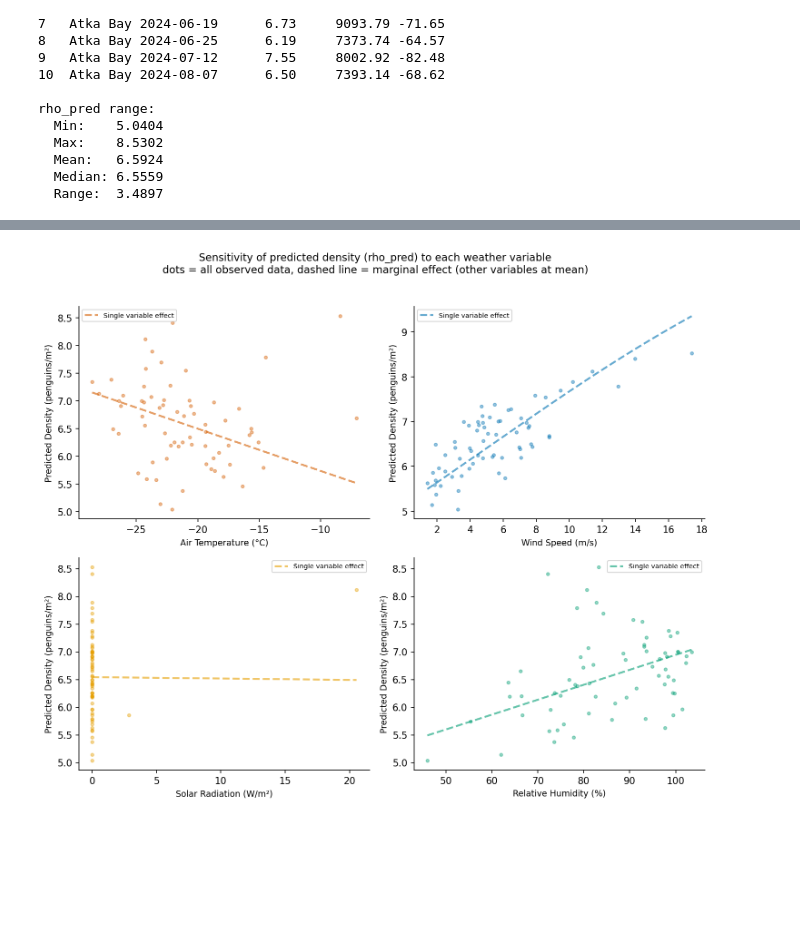
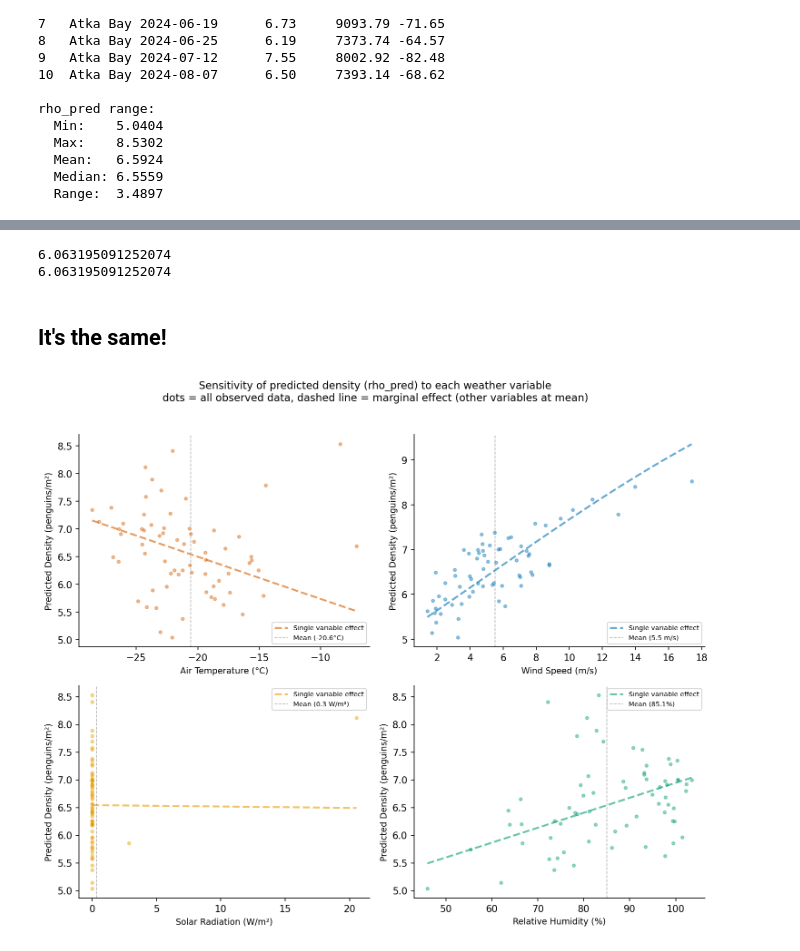
Before and after one commit to rosetazetta/SAR_EmperorPenguin, a Jupyter notebook: Code/equation_deciphering.ipynb, the cells around one changed output, grey strips where cells are left out. Saved outputs shown, nothing was run; the diff lists cells and outputs as text; code cells hidden in the pictures; blank space fills up the shorter version.

```diff
--- a/Code/equation_deciphering.ipynb
+++ b/Code/equation_deciphering.ipynb
@@ -475,3 +439,16 @@ plt.show()
+# %%
+rho_pred_switched = rho_max/(1 + np.exp(-((cT*T) + (cW*W) + (cH*H) + (cR*R) - Tc))) #
+
+
+rho_pred_noNeg = rho_max/(1 + np.exp((cT2*T) + (cW2*W) + (cH2*H) + (cR2*R) - Tc2)) #
+
+print(rho_pred_noNeg)
+print(rho_pred_switched)
+# %% [output]
+6.063195091252074
+6.063195091252074
+# %% [markdown]
+## It's the same!
 # %%
 fig, axes = plt.subplots(2, 2, figsize=(10, 8))
 
@@ -493,7 +470,7 @@ rho_T   = rho_max / (1 + np.exp(-((cT * T_range) +
                                     (cR * R_mean) - Tc)))
 ax.plot(T_range - 273.15, rho_T, color="#D55E00",
         linewidth=2, linestyle="--", alpha=0.6, label="Single variable effect")
-
+ax.axvline(T_mean - 273.15, color="grey", linewidth=0.8, linestyle="--", alpha=0.6, label=f"Mean ({T_mean-273.15:.1f}°C)")
 ax.set_xlabel("Air Temperature (°C)", fontsize=9)
 ax.set_ylabel("Predicted Density (penguins/m²)", fontsize=9)
 #ax.set_title("rho_pred vs Temperature", fontsize=9)
@@ -513,7 +490,7 @@ rho_W   = rho_max / (1 + np.exp(-((cT * T_mean) +
                                     (cR * R_mean) - Tc)))
 ax.plot(W_range, rho_W, color="#0072B2",
         linewidth=2, linestyle="--", alpha=0.6, label="Single variable effect")
-
+ax.axvline(W_mean, color="grey", linewidth=0.8, linestyle="--", alpha=0.6, label=f"Mean ({W_mean:.1f} m/s)")
 ax.set_xlabel("Wind Speed (m/s)", fontsize=9)
 ax.set_ylabel("Predicted Density (penguins/m²)", fontsize=9)
 #ax.set_title("rho_pred vs Wind Speed", fontsize=9)
@@ -533,7 +510,7 @@ rho_R   = rho_max / (1 + np.exp(-((cT * T_mean) +
                                     (cR * R_range) - Tc)))
 ax.plot(R_range, rho_R, color="#E69F00",
         linewidth=2, linestyle="--", alpha=0.6, label="Single variable effect")
-
+ax.axvline(R_mean, color="grey", linewidth=0.8, linestyle="--", alpha=0.6, label=f"Mean ({R_mean:.1f} W/m²)")
 ax.set_xlabel("Solar Radiation (W/m²)", fontsize=9)
 ax.set_ylabel("Predicted Density (penguins/m²)", fontsize=9)
 #ax.set_title("rho_pred vs Solar Radiation", fontsize=9)
@@ -543,33 +520,33 @@ ax.spines["right"].set_visible(False)
 
 # ── Humidity ───────────────────────────────────────────────────────────────
 ax = axes[1, 1]
 ax.scatter(dfMLR["met_humc"], rho_obs_T,
            s=10, alpha=0.4, color="#009E73", zorder=3)
 
 H_range = np.linspace(dfMLR["met_humc"].min(), dfMLR["met_humc"].max(), 200)
 rho_H   = rho_max / (1 + np.exp(-((cT * T_mean) +
                                     (cW * W_mean) +
                                     (cH * H_range) +
                                     (cR * R_mean) - Tc)))
 ax.plot(H_range, rho_H, color="#009E73",
         linewidth=2, linestyle="--", alpha=0.6, label="Single variable effect")
-
+ax.axvline(H_mean, color="grey", linewidth=0.8, linestyle="--", alpha=0.6, label=f"Mean ({H_mean:.1f}%)")
 ax.set_xlabel("Relative Humidity (%)", fontsize=9)
 ax.set_ylabel("Predicted Density (penguins/m²)", fontsize=9)
 #ax.set_title("rho_pred vs Humidity", fontsize=9)
 ax.legend(fontsize=7)
 ax.spines["top"].set_visible(False)
 ax.spines["right"].set_visible(False)
 
 fig.suptitle(
     "Sensitivity of predicted density (rho_pred) to each weather variable\n"
     "dots = all observed data, dashed line = marginal effect (other variables at mean)",
     fontsize=11, y=1.02
 )
 plt.tight_layout()
 plt.savefig(os.path.join(INPUTPATH,
-            "Final results/fig_rho_sensitivity_v2.png"),
+            "Final results/Actual final results/fig_rho_sensitivity_v2.png"),
             bbox_inches="tight", dpi=200)
 plt.show()
 # %% [output]
-[figure, old version]
+[figure, new version]
```
Also changed, not shown: parts of 4 cells of this notebook.
